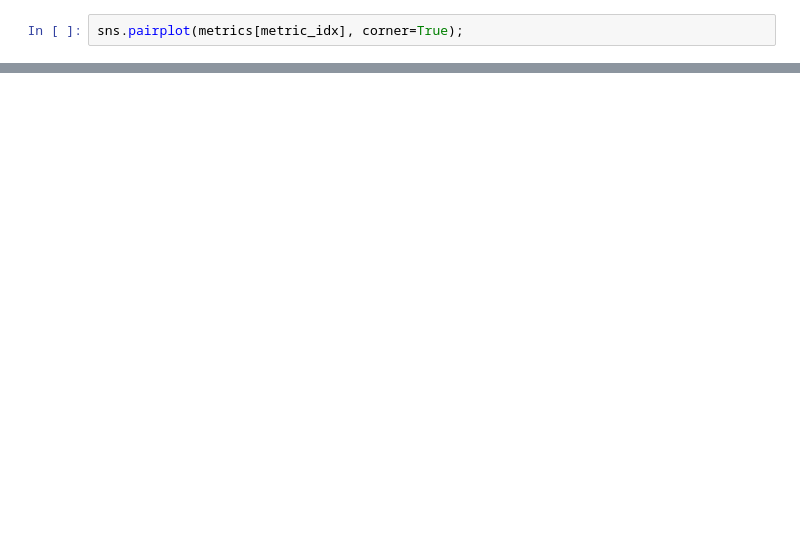
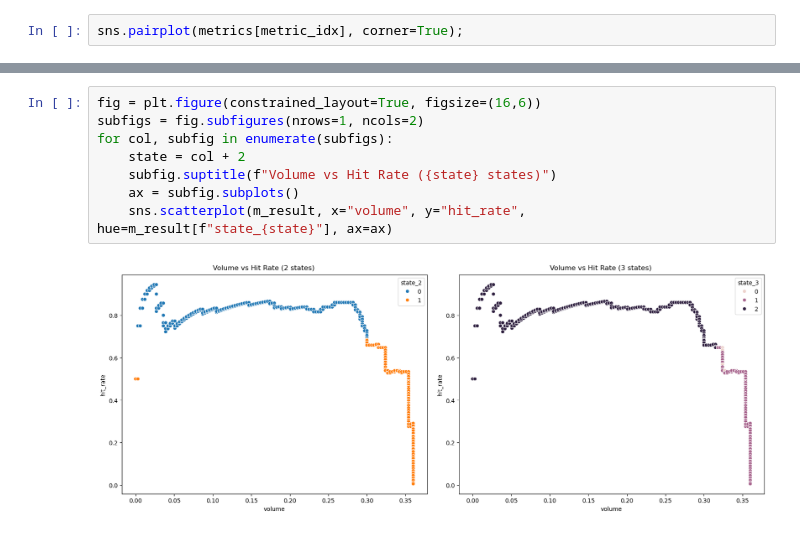
Before and after one commit to Rushil-Chakra/attn_states, a Jupyter notebook: code/behavior_hmm.ipynb, the cells around one changed output, grey strips where cells are left out. Drawn from its saved outputs; the diff is of its cells as text; blank space fills up the shorter version.

```diff
--- a/code/behavior_hmm.ipynb
+++ b/code/behavior_hmm.ipynb
@@ -174,3 +206,13 @@ sns.scatterplot(
+# %%
+fig = plt.figure(constrained_layout=True, figsize=(16,6))
+subfigs = fig.subfigures(nrows=1, ncols=2)
+for col, subfig in enumerate(subfigs):
+    state = col + 2
+    subfig.suptitle(f"Volume vs Hit Rate ({state} states)")
+    ax = subfig.subplots()
+    sns.scatterplot(m_result, x="volume", y="hit_rate", hue=m_result[f"state_{state}"], ax=ax)
+# %% [output]
+[figure, added]
 # %%
 pca = PCA(n_components=3)
 embeddings = pca.fit_transform(metrics[metric_idx])
```
Also changed, not shown: parts of 21 cells of this notebook, 1 other file.
